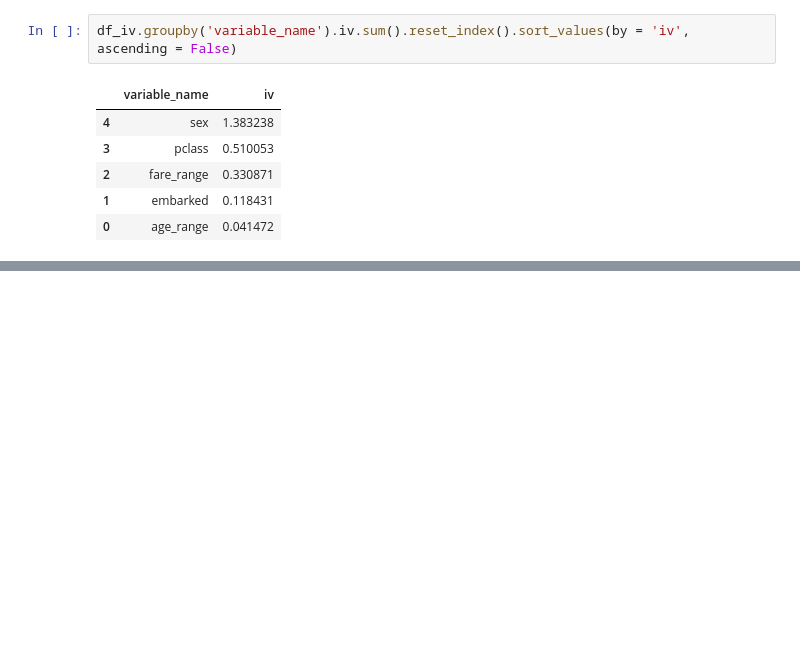
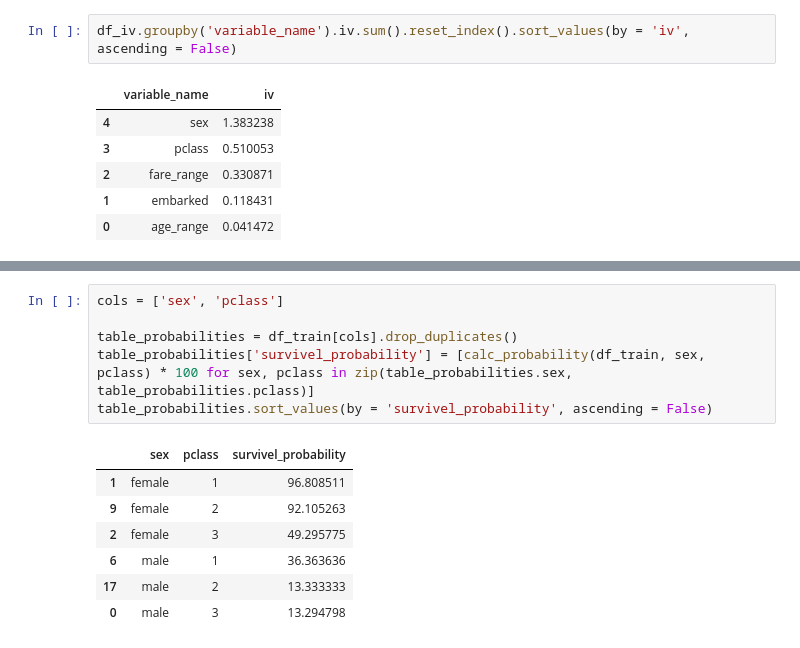
Before and after one commit to Mello-o/titanic, a Jupyter notebook: data-exploration.ipynb, the cells around one changed output, grey strips where cells are left out. Drawn from its saved outputs; the diff is of its cells as text; blank space fills up the shorter version.

```diff
--- a/data-exploration.ipynb
+++ b/data-exploration.ipynb
@@ -460,0 +459,14 @@ calc_probability_survivel(df_iv, 'f', 10000)
+# %%
+cols = ['sex', 'pclass']
+
+table_probabilities = df_train[cols].drop_duplicates()
+table_probabilities['survivel_probability'] = [calc_probability(df_train, sex, pclass) * 100 for sex, pclass in zip(table_probabilities.sex, table_probabilities.pclass)]
+table_probabilities.sort_values(by = 'survivel_probability', ascending = False)
+# %% [output]
+|  | sex | pclass | survivel_probability |
+| 1 | female | 1 | 96.808511 |
+| 9 | female | 2 | 92.105263 |
+| 2 | female | 3 | 49.295775 |
+| 6 | male | 1 | 36.363636 |
+| 17 | male | 2 | 13.333333 |
+| 0 | male | 3 | 13.294798 |
```
Also changed, not shown: parts of 6 cells of this notebook, 1 other file.
